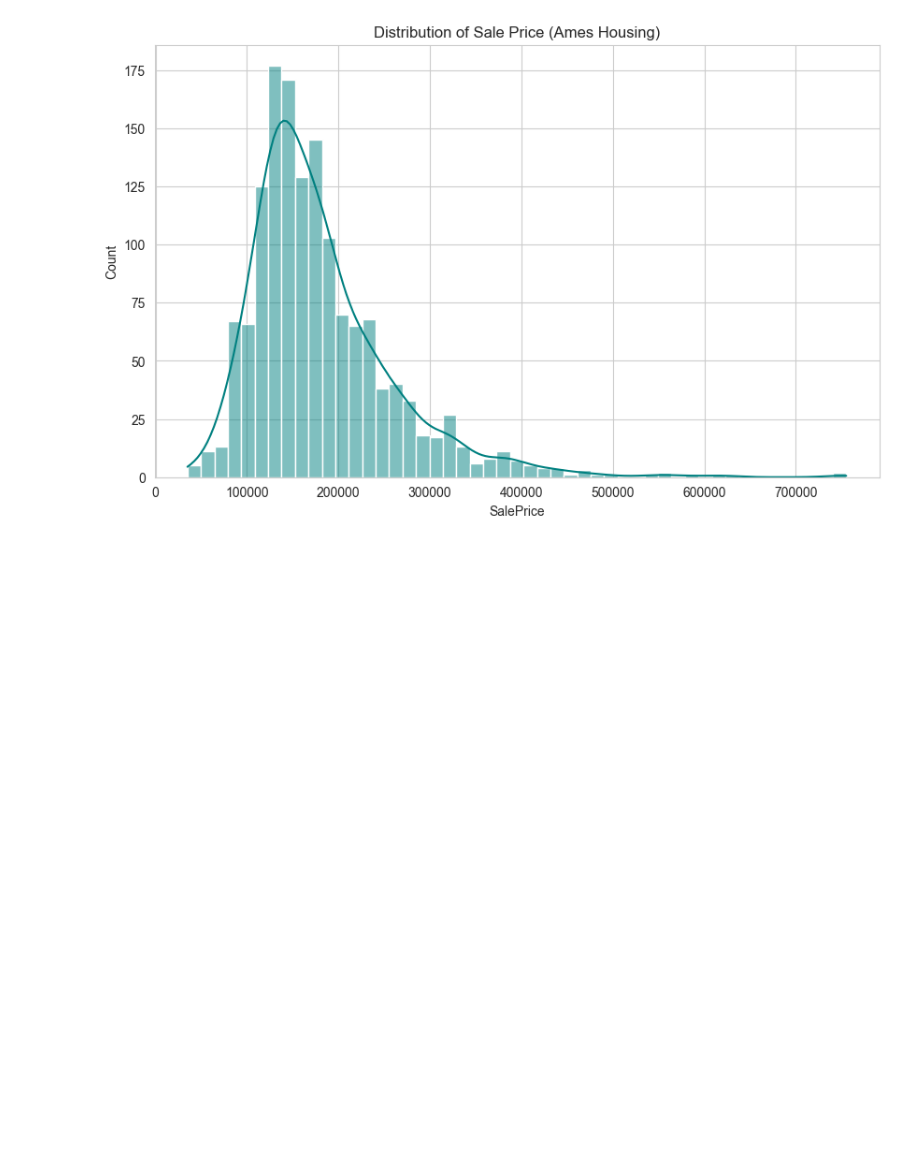
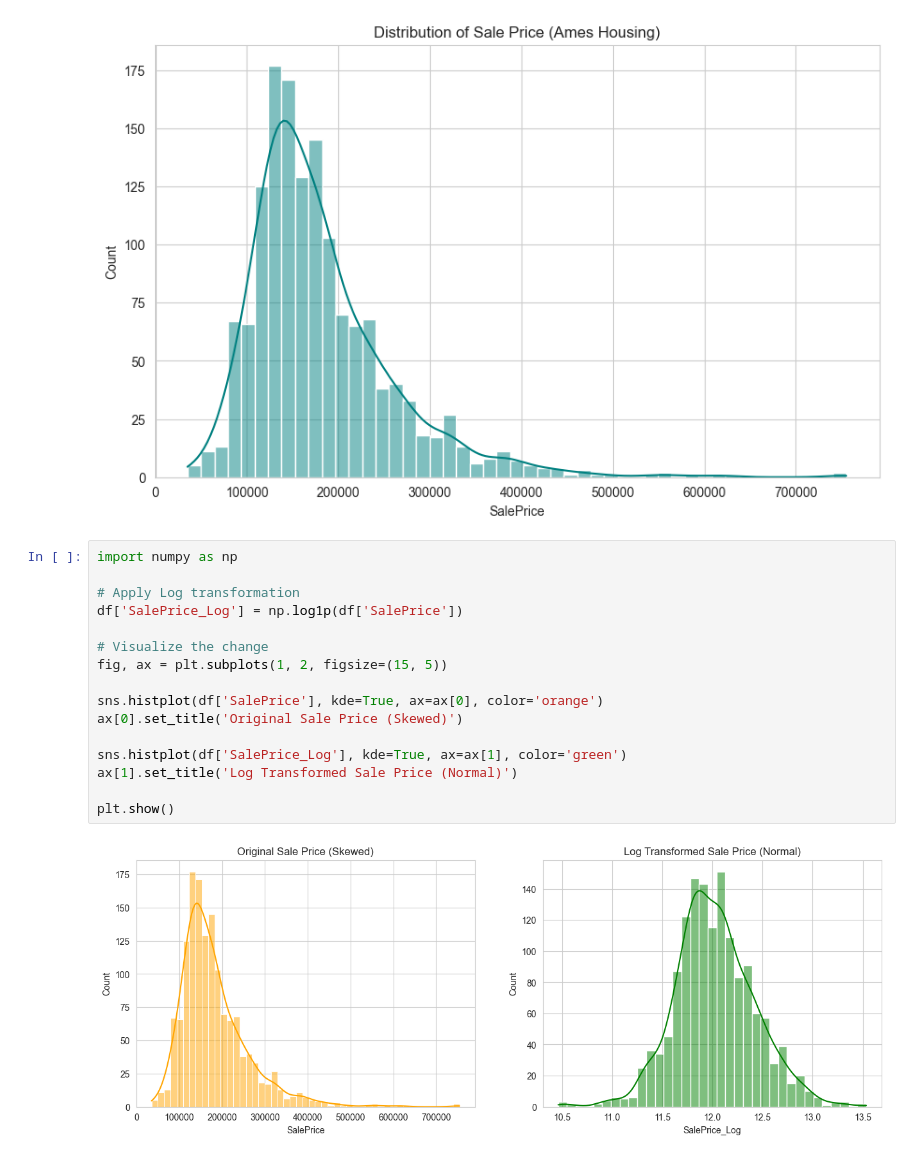
Before and after one commit to idrisrafaqat18/ml-housing-predictor, a Jupyter notebook: notebooks/01_eda.ipynb, the cells around one changed output. Drawn from its saved outputs; the diff is of its cells as text; blank space fills up the shorter version.

```diff
--- a/notebooks/01_eda.ipynb
+++ b/notebooks/01_eda.ipynb
@@ -37,3 +37,21 @@ Fence          1179
 MasVnrType      872
 dtype: int64
 [figure]
+# %%
+import numpy as np
+
+# Apply Log transformation
+df['SalePrice_Log'] = np.log1p(df['SalePrice'])
+
+# Visualize the change
+fig, ax = plt.subplots(1, 2, figsize=(15, 5))
+
+sns.histplot(df['SalePrice'], kde=True, ax=ax[0], color='orange')
+ax[0].set_title('Original Sale Price (Skewed)')
+
+sns.histplot(df['SalePrice_Log'], kde=True, ax=ax[1], color='green')
+ax[1].set_title('Log Transformed Sale Price (Normal)')
+
+plt.show()
+# %% [output]
+[figure, added]
```
Also changed, not shown: parts of 9 cells of this notebook, 1 other file.
